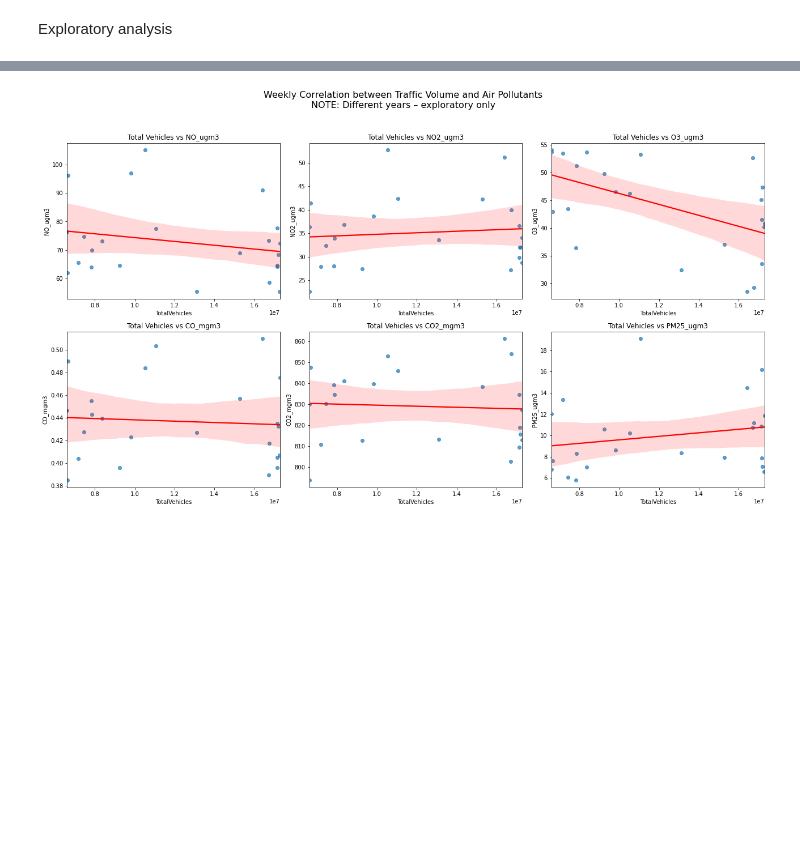
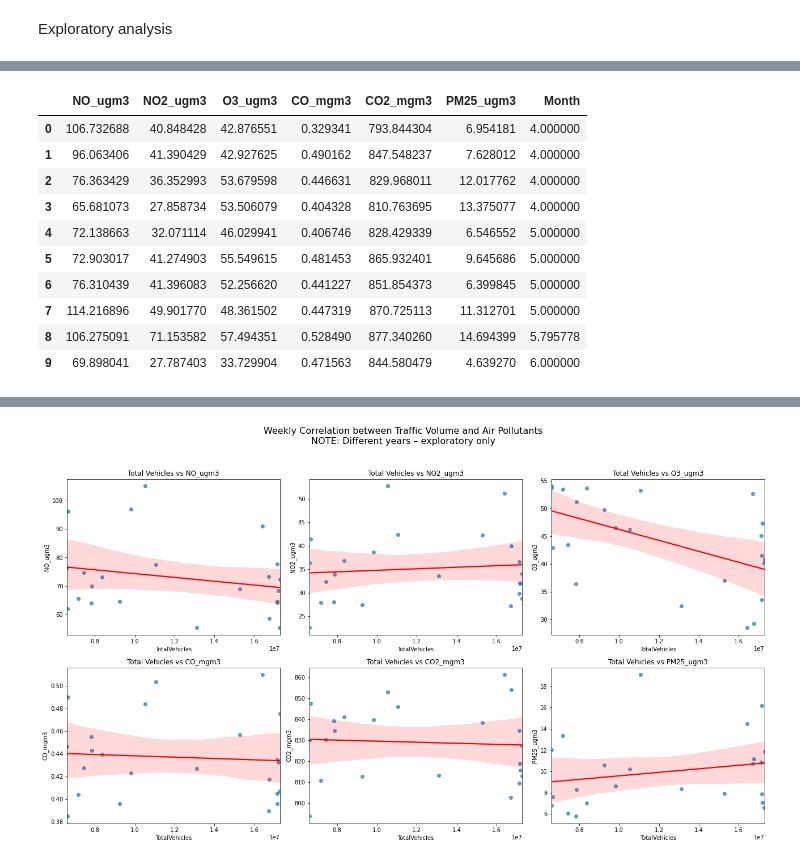
Before and after one commit to GiselleMelo/Ubiquity, a Jupyter notebook: projeto.ipynb, the cells around one changed output, grey strips where cells are left out. Saved outputs shown, nothing was run; the diff lists cells and outputs as text; code cells hidden in the pictures; blank space fills up the shorter version.

```diff
--- a/projeto.ipynb
+++ b/projeto.ipynb
@@ -89,0 +246,14 @@ air_weekly = air_2.groupby('Week')[pollutants].mean().reset_index()
+# %%
+air_weekly.iloc[:, 1:]
+# %% [output]
+|  | NO_ugm3 | NO2_ugm3 | O3_ugm3 | CO_mgm3 | CO2_mgm3 | PM25_ugm3 | Month |
+| 0 | 106.732688 | 40.848428 | 42.876551 | 0.329341 | 793.844304 | 6.954181 | 4.000000 |
+| 1 | 96.063406 | 41.390429 | 42.927625 | 0.490162 | 847.548237 | 7.628012 | 4.000000 |
+| 2 | 76.363429 | 36.352993 | 53.679598 | 0.446631 | 829.968011 | 12.017762 | 4.000000 |
+| 3 | 65.681073 | 27.858734 | 53.506079 | 0.404328 | 810.763695 | 13.375077 | 4.000000 |
+| 4 | 72.138663 | 32.071114 | 46.029941 | 0.406746 | 828.429339 | 6.546552 | 5.000000 |
+| 5 | 72.903017 | 41.274903 | 55.549615 | 0.481453 | 865.932401 | 9.645686 | 5.000000 |
+| 6 | 76.310439 | 41.396083 | 52.256620 | 0.441227 | 851.854373 | 6.399845 | 5.000000 |
+| 7 | 114.216896 | 49.901770 | 48.361502 | 0.447319 | 870.725113 | 11.312701 | 5.000000 |
+| 8 | 106.275091 | 71.153582 | 57.494351 | 0.528490 | 877.340260 | 14.694399 | 5.795778 |
+| 9 | 69.898041 | 27.787403 | 33.729904 | 0.471563 | 844.580479 | 4.639270 | 6.000000 |
```
Also changed, not shown: parts of 19 cells of this notebook.
